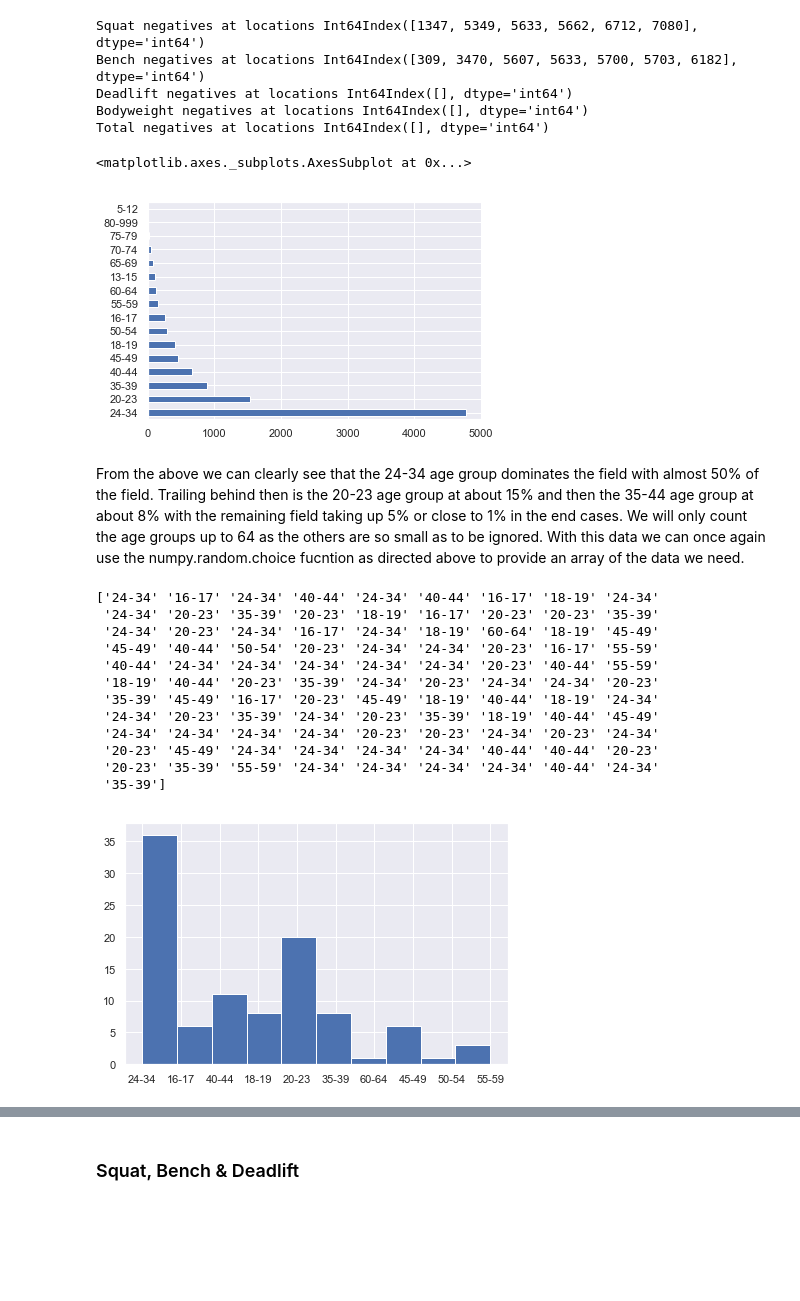
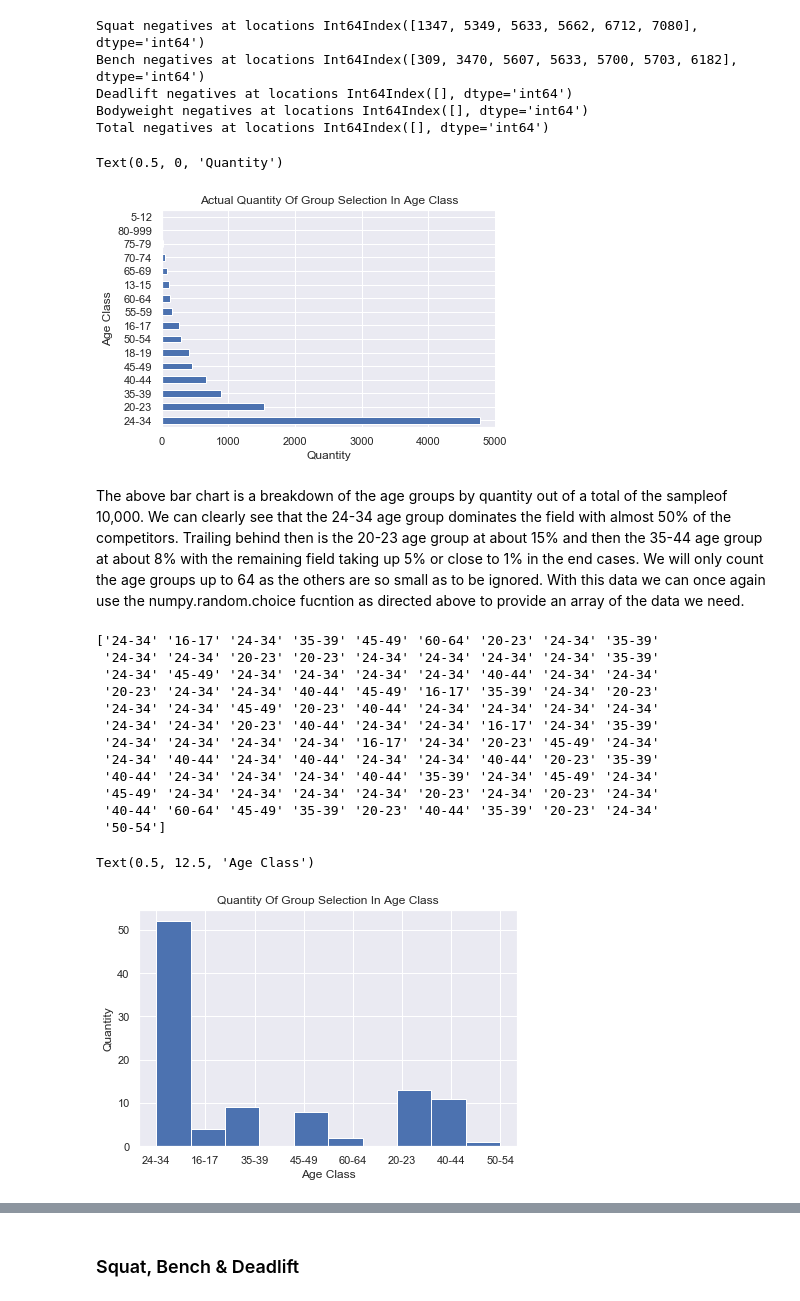
Before and after one commit to IanWafer/Programming-Project, a Jupyter notebook: Simulated Real World Phenomenon.ipynb, the cells around one changed output, grey strips where cells are left out. Cells and saved outputs as stored; diff of their text form; code cells hidden in the pictures; blank space fills up the shorter version.

```diff
--- a/Simulated Real World Phenomenon.ipynb
+++ b/Simulated Real World Phenomenon.ipynb
@@ -115,12 +115,15 @@ df.drop([1347, 5349, 5633, 5662, 6712, 7080, 309, 3470, 5607, 5700, 5703, 6182],
 # %%
 # https://www.drawingfromdata.com/setting-figure-size-using-seaborn-and-matplotlib
 
 df['AgeClass'].value_counts().plot(kind='barh')
+plt.title('Actual Quantity Of Group Selection In Age Class')
+plt.ylabel('Age Class')
+plt.xlabel('Quantity')
 # %% [output]
-<matplotlib.axes._subplots.AxesSubplot at 0x...>
+Text(0.5, 0, 'Quantity')
-[figure, old version]
+[figure, new version]
 # %% [markdown]
-From the above we can clearly see that the 24-34 age group dominates the field with almost 50% of the field. Trailing behind then is the 20-23 age group at about 15% and then the 35-44 age group at about 8% with the remaining field taking up 5% or close to 1% in the end cases. We will only count the age groups up to 64 as the others are so small as to be ignored. With this data we can once again use the numpy.random.choice fucntion as directed above to provide an array of the data we need.
+The above bar chart is a breakdown of the age groups by quantity out of a total of the sampleof 10,000. We can clearly see that the 24-34 age group dominates the field with almost 50% of the competitors. Trailing behind then is the 20-23 age group at about 15% and then the 35-44 age group at about 8% with the remaining field taking up 5% or close to 1% in the end cases. We will only count the age groups up to 64 as the others are so small as to be ignored. With this data we can once again use the numpy.random.choice fucntion as directed above to provide an array of the data we need.
 # %%
 # Use random.choice function with relation to the above functions to generate a sampling of ages in the dataset with the probabilities determined from the open powerlifting dataset used.
 
@@ -130,18 +133,22 @@ print(Age)
 
 plt.hist(Age)
 plt.tight_layout()
+plt.title('Quantity Of Group Selection In Age Class')
+plt.ylabel('Quantity')
+plt.xlabel('Age Class')
 # %% [output]
-['24-34' '16-17' '24-34' '40-44' '24-34' '40-44' '16-17' '18-19' '24-34'
- '24-34' '20-23' '35-39' '20-23' '18-19' '16-17' '20-23' '20-23' '35-39'
- '24-34' '20-23' '24-34' '16-17' '24-34' '18-19' '60-64' '18-19' '45-49'
- '45-49' '40-44' '50-54' '20-23' '24-34' '24-34' '20-23' '16-17' '55-59'
- '40-44' '24-34' '24-34' '24-34' '24-34' '24-34' '20-23' '40-44' '55-59'
- '18-19' '40-44' '20-23' '35-39' '24-34' '20-23' '24-34' '24-34' '20-23'
- '35-39' '45-49' '16-17' '20-23' '45-49' '18-19' '40-44' '18-19' '24-34'
- '24-34' '20-23' '35-39' '24-34' '20-23' '35-39' '18-19' '40-44' '45-49'
- '24-34' '24-34' '24-34' '24-34' '20-23' '20-23' '24-34' '20-23' '24-34'
- '20-23' '45-49' '24-34' '24-34' '24-34' '24-34' '40-44' '40-44' '20-23'
- '20-23' '35-39' '55-59' '24-34' '24-34' '24-34' '24-34' '40-44' '24-34'
- '35-39']
+['24-34' '16-17' '24-34' '35-39' '45-49' '60-64' '20-23' '24-34' '35-39'
+ '24-34' '24-34' '20-23' '20-23' '24-34' '24-34' '24-34' '24-34' '35-39'
+ '24-34' '45-49' '24-34' '24-34' '24-34' '24-34' '40-44' '24-34' '24-34'
+ '20-23' '24-34' '24-34' '40-44' '45-49' '16-17' '35-39' '24-34' '20-23'
+ '24-34' '24-34' '45-49' '20-23' '40-44' '24-34' '24-34' '24-34' '24-34'
+ '24-34' '24-34' '20-23' '40-44' '24-34' '24-34' '16-17' '24-34' '35-39'
+ '24-34' '24-34' '24-34' '24-34' '16-17' '24-34' '20-23' '45-49' '24-34'
+ '24-34' '40-44' '24-34' '40-44' '24-34' '24-34' '40-44' '20-23' '35-39'
+ '40-44' '24-34' '24-34' '24-34' '40-44' '35-39' '24-34' '45-49' '24-34'
+ '45-49' '24-34' '24-34' '24-34' '24-34' '20-23' '24-34' '20-23' '24-34'
+ '40-44' '60-64' '45-49' '35-39' '20-23' '40-44' '35-39' '20-23' '24-34'
+ '50-54']
+Text(0.5, 12.5, 'Age Class')
-[figure, old version]
+[figure, new version]
 # %% [markdown]
```
Also changed, not shown: parts of 12 cells of this notebook.
